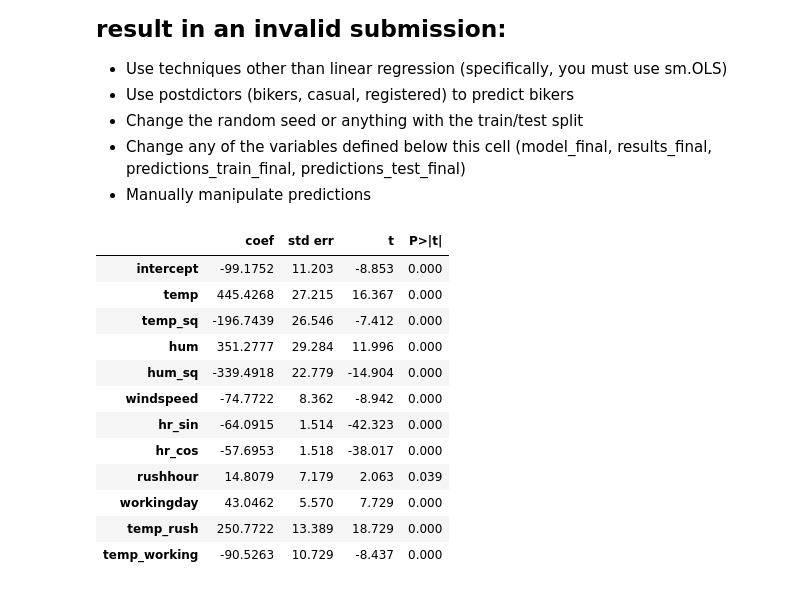
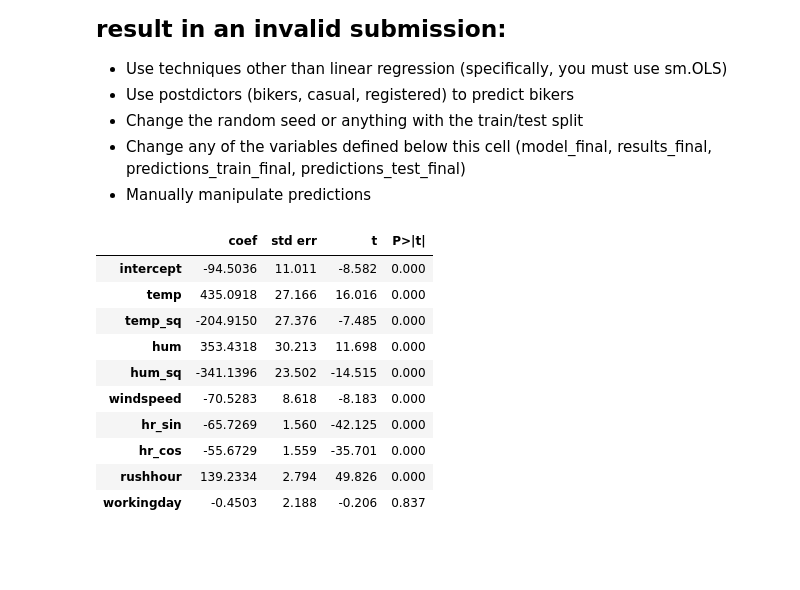
Before and after one commit to sairaya811/code_2600, a Jupyter notebook: mod05_nonlinear.ipynb, the cells around one changed output. Saved outputs shown, nothing was run; the diff lists cells and outputs as text; code cells hidden in the pictures; blank space fills up the shorter version.

```diff
--- a/mod05_nonlinear.ipynb
+++ b/mod05_nonlinear.ipynb
@@ -309,30 +309,24 @@ X_train['temp_sq'] = X_train['temp'] ** 2
 X_test['temp_sq'] = X_test['temp'] ** 2
 X_train['hum_sq'] = X_train['hum'] ** 2
 X_test['hum'] = X_test['hum'] ** 2
-X_train['temp_rush'] = X_train['temp'] * X_train['rushhour']
-X_test['temp_rush'] = X_test['temp'] * X_test['rushhour']
-X_train['temp_working'] = X_train['temp'] * X_train['workingday']
-X_test['temp_working'] = X_test['temp'] * X_test['workingday']
 # %%
 # Build your linear regression model here.
-vars_to_include = ['intercept','temp','temp_sq','hum','hum_sq','windspeed','hr_sin','hr_cos','rushhour','workingday','temp_rush','temp_working']
+vars_to_include = ['intercept','temp','temp_sq','hum','hum_sq','windspeed','hr_sin','hr_cos','rushhour','workingday']
 model_final = sm.OLS(y_train, X_train[vars_to_include])
 results_final = model_final.fit()
 summarize(results_final)
 # %% [output]
 |  | coef | std err | t | P>|t| |
-| intercept | -99.1752 | 11.203 | -8.853 | 0.000 |
-| temp | 445.4268 | 27.215 | 16.367 | 0.000 |
-| temp_sq | -196.7439 | 26.546 | -7.412 | 0.000 |
-| hum | 351.2777 | 29.284 | 11.996 | 0.000 |
-| hum_sq | -339.4918 | 22.779 | -14.904 | 0.000 |
-| windspeed | -74.7722 | 8.362 | -8.942 | 0.000 |
-| hr_sin | -64.0915 | 1.514 | -42.323 | 0.000 |
-| hr_cos | -57.6953 | 1.518 | -38.017 | 0.000 |
-| rushhour | 14.8079 | 7.179 | 2.063 | 0.039 |
-| workingday | 43.0462 | 5.570 | 7.729 | 0.000 |
-| temp_rush | 250.7722 | 13.389 | 18.729 | 0.000 |
-| temp_working | -90.5263 | 10.729 | -8.437 | 0.000 |
+| intercept | -94.5036 | 11.011 | -8.582 | 0.000 |
+| temp | 435.0918 | 27.166 | 16.016 | 0.000 |
+| temp_sq | -204.9150 | 27.376 | -7.485 | 0.000 |
+| hum | 353.4318 | 30.213 | 11.698 | 0.000 |
+| hum_sq | -341.1396 | 23.502 | -14.515 | 0.000 |
+| windspeed | -70.5283 | 8.618 | -8.183 | 0.000 |
+| hr_sin | -65.7269 | 1.560 | -42.125 | 0.000 |
+| hr_cos | -55.6729 | 1.559 | -35.701 | 0.000 |
+| rushhour | 139.2334 | 2.794 | 49.826 | 0.000 |
+| workingday | -0.4503 | 2.188 | -0.206 | 0.837 |
 # %%
 predictions_train_final = predict(X_train[vars_to_include], results_final)
 print('MSE train: ', mse(y_train, predictions_train_final))
```
Also changed, not shown: parts of 2 cells of this notebook.
